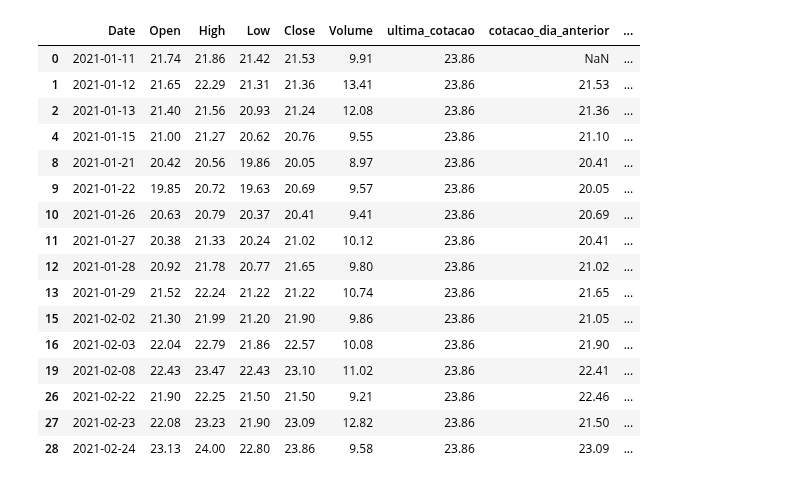
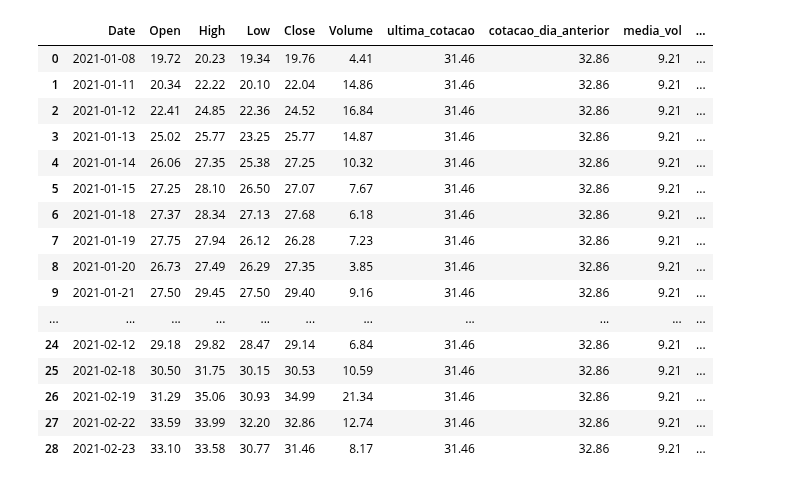
Before and after one commit to ricardokj/machine_learning, a Jupyter notebook: yfinance.ipynb, the cells around one changed output. Cells and saved outputs as stored; diff of their text form; code cells hidden in the pictures.

```diff
--- a/yfinance.ipynb
+++ b/yfinance.ipynb
@@ -68,33 +83,35 @@ m5_merge[(m5_merge.hour == 10) & (m5_merge.minute == 42) & (m5_merge.pct_vol_acu
 # %%
-acao="BRFS3.SA"
+acao="LWSA3.SA"
 df = yf.Ticker(acao).history(period="30d")
 df['ultima_cotacao'] = yf.Ticker(acao).history(period="1m").tail(1).Close.iloc[0]
-df['cotacao_dia_anterior'] = df['Close'].shift(1)
-df['pct_do_dia'] = (df.Close - df.cotacao_dia_anterior) / df.cotacao_dia_anterior*100
+df['cotacao_dia_anterior'] = yf.Ticker(acao).history(period="5d").tail(2).head(1).Close.iloc[0]
 df.drop(['Dividends', 'Stock Splits'], axis=1, inplace=True)
 df.Volume = df.Volume/1000000
 df['media_vol'] = df.Volume.mean()
-df['var_vol'] = df.Volume / df.media_vol*100
+df['var_vol'] = ((df.Volume-df.media_vol) / df.media_vol)*100
 df['pct_longo'] = (df.ultima_cotacao-df.Low)/df.Close*100
 df=df.reset_index()
 #df.sort_index(ascending=False).round(2)
 df = df.sort_values(by='Date',ascending=True).round(2)
-df[df.var_vol > 100]
-# %% [output]
-|  | Date | Open | High | Low | Close | Volume | ultima_cotacao | cotacao_dia_anterior | ... |
-| 0 | 2021-01-11 | 21.74 | 21.86 | 21.42 | 21.53 | 9.91 | 23.86 | NaN | ... |
-| 1 | 2021-01-12 | 21.65 | 22.29 | 21.31 | 21.36 | 13.41 | 23.86 | 21.53 | ... |
-| 2 | 2021-01-13 | 21.40 | 21.56 | 20.93 | 21.24 | 12.08 | 23.86 | 21.36 | ... |
-| 4 | 2021-01-15 | 21.00 | 21.27 | 20.62 | 20.76 | 9.55 | 23.86 | 21.10 | ... |
-| 8 | 2021-01-21 | 20.42 | 20.56 | 19.86 | 20.05 | 8.97 | 23.86 | 20.41 | ... |
-| 9 | 2021-01-22 | 19.85 | 20.72 | 19.63 | 20.69 | 9.57 | 23.86 | 20.05 | ... |
-| 10 | 2021-01-26 | 20.63 | 20.79 | 20.37 | 20.41 | 9.41 | 23.86 | 20.69 | ... |
-| 11 | 2021-01-27 | 20.38 | 21.33 | 20.24 | 21.02 | 10.12 | 23.86 | 20.41 | ... |
-| 12 | 2021-01-28 | 20.92 | 21.78 | 20.77 | 21.65 | 9.80 | 23.86 | 21.02 | ... |
-| 13 | 2021-01-29 | 21.52 | 22.24 | 21.22 | 21.22 | 10.74 | 23.86 | 21.65 | ... |
-| 15 | 2021-02-02 | 21.30 | 21.99 | 21.20 | 21.90 | 9.86 | 23.86 | 21.05 | ... |
-| 16 | 2021-02-03 | 22.04 | 22.79 | 21.86 | 22.57 | 10.08 | 23.86 | 21.90 | ... |
-| 19 | 2021-02-08 | 22.43 | 23.47 | 22.43 | 23.10 | 11.02 | 23.86 | 22.41 | ... |
-| 26 | 2021-02-22 | 21.90 | 22.25 | 21.50 | 21.50 | 9.21 | 23.86 | 22.46 | ... |
-| 27 | 2021-02-23 | 22.08 | 23.23 | 21.90 | 23.09 | 12.82 | 23.86 | 21.50 | ... |
-| 28 | 2021-02-24 | 23.13 | 24.00 | 22.80 | 23.86 | 9.58 | 23.86 | 23.09 | ... |
+# %%
+df['vol_acumulado'] = df.groupby([df.Date.dt.month])['Volume'].cumsum()
+# %%
+df
+# %% [output]
+|  | Date | Open | High | Low | Close | Volume | ultima_cotacao | cotacao_dia_anterior | media_vol | ... |
+| 0 | 2021-01-08 | 19.72 | 20.23 | 19.34 | 19.76 | 4.41 | 31.46 | 32.86 | 9.21 | ... |
+| 1 | 2021-01-11 | 20.34 | 22.22 | 20.10 | 22.04 | 14.86 | 31.46 | 32.86 | 9.21 | ... |
+| 2 | 2021-01-12 | 22.41 | 24.85 | 22.36 | 24.52 | 16.84 | 31.46 | 32.86 | 9.21 | ... |
+| 3 | 2021-01-13 | 25.02 | 25.77 | 23.25 | 25.77 | 14.87 | 31.46 | 32.86 | 9.21 | ... |
+| 4 | 2021-01-14 | 26.06 | 27.35 | 25.38 | 27.25 | 10.32 | 31.46 | 32.86 | 9.21 | ... |
+| 5 | 2021-01-15 | 27.25 | 28.10 | 26.50 | 27.07 | 7.67 | 31.46 | 32.86 | 9.21 | ... |
+| 6 | 2021-01-18 | 27.37 | 28.34 | 27.13 | 27.68 | 6.18 | 31.46 | 32.86 | 9.21 | ... |
+| 7 | 2021-01-19 | 27.75 | 27.94 | 26.12 | 26.28 | 7.23 | 31.46 | 32.86 | 9.21 | ... |
+| 8 | 2021-01-20 | 26.73 | 27.49 | 26.29 | 27.35 | 3.85 | 31.46 | 32.86 | 9.21 | ... |
+| 9 | 2021-01-21 | 27.50 | 29.45 | 27.50 | 29.40 | 9.16 | 31.46 | 32.86 | 9.21 | ... |
+| ... | ... | ... | ... | ... | ... | ... | ... | ... | ... | ... |
+| 24 | 2021-02-12 | 29.18 | 29.82 | 28.47 | 29.14 | 6.84 | 31.46 | 32.86 | 9.21 | ... |
+| 25 | 2021-02-18 | 30.50 | 31.75 | 30.15 | 30.53 | 10.59 | 31.46 | 32.86 | 9.21 | ... |
+| 26 | 2021-02-19 | 31.29 | 35.06 | 30.93 | 34.99 | 21.34 | 31.46 | 32.86 | 9.21 | ... |
+| 27 | 2021-02-22 | 33.59 | 33.99 | 32.20 | 32.86 | 12.74 | 31.46 | 32.86 | 9.21 | ... |
+| 28 | 2021-02-23 | 33.10 | 33.58 | 30.77 | 31.46 | 8.17 | 31.46 | 32.86 | 9.21 | ... |
```
Also changed, not shown: parts of 13 cells of this notebook, 1 other file.
